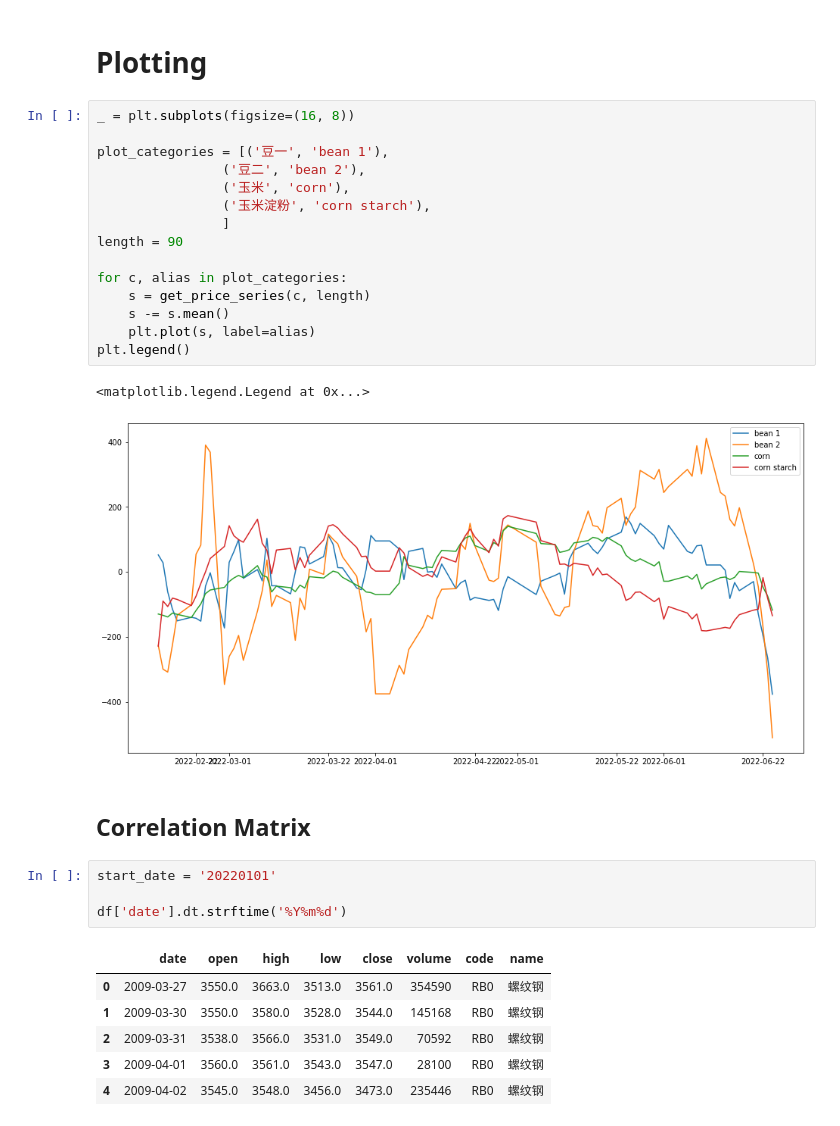
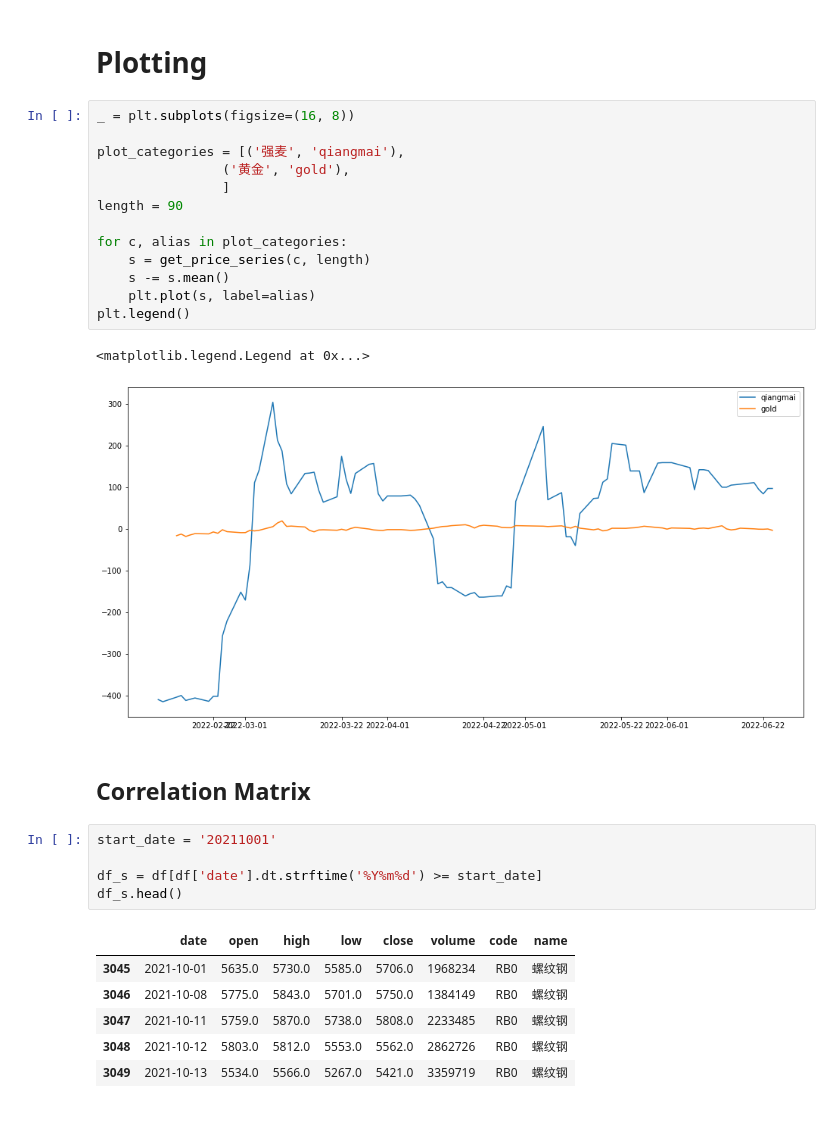
Before and after one commit to MaxwellLZH/quant-tutorial, a Jupyter notebook: src/notebook/品种相关性_EDA.ipynb, the cells around one changed output. Cells and saved outputs as stored; diff of their text form.

```diff
--- a/src/notebook/品种相关性_EDA.ipynb
+++ b/src/notebook/品种相关性_EDA.ipynb
@@ -42,31 +42,30 @@ Name: close, Length: 90, dtype: float64
 # %%
 _ = plt.subplots(figsize=(16, 8))
 
-plot_categories = [('豆一', 'bean 1'),
-                ('豆二', 'bean 2'),
-                ('玉米', 'corn'),
-                ('玉米淀粉', 'corn starch'),
+plot_categories = [('强麦', 'qiangmai'),
+                ('黄金', 'gold'),
                 ]
 length = 90
 
 for c, alias in plot_categories:
     s = get_price_series(c, length)
     s -= s.mean()
     plt.plot(s, label=alias)
 plt.legend()
 # %% [output]
 <matplotlib.legend.Legend at 0x...>
-[figure, old version]
+[figure, new version]
 # %% [markdown]
 ## Correlation Matrix
 # %%
-start_date = '20220101'
+start_date = '20211001'
 
-df['date'].dt.strftime('%Y%m%d')
+df_s = df[df['date'].dt.strftime('%Y%m%d') >= start_date]
+df_s.head()
 # %% [output]
 |  | date | open | high | low | close | volume | code | name |
-| 0 | 2009-03-27 | 3550.0 | 3663.0 | 3513.0 | 3561.0 | 354590 | RB0 | 螺纹钢 |
-| 1 | 2009-03-30 | 3550.0 | 3580.0 | 3528.0 | 3544.0 | 145168 | RB0 | 螺纹钢 |
-| 2 | 2009-03-31 | 3538.0 | 3566.0 | 3531.0 | 3549.0 | 70592 | RB0 | 螺纹钢 |
-| 3 | 2009-04-01 | 3560.0 | 3561.0 | 3543.0 | 3547.0 | 28100 | RB0 | 螺纹钢 |
-| 4 | 2009-04-02 | 3545.0 | 3548.0 | 3456.0 | 3473.0 | 235446 | RB0 | 螺纹钢 |
+| 3045 | 2021-10-01 | 5635.0 | 5730.0 | 5585.0 | 5706.0 | 1968234 | RB0 | 螺纹钢 |
+| 3046 | 2021-10-08 | 5775.0 | 5843.0 | 5701.0 | 5750.0 | 1384149 | RB0 | 螺纹钢 |
+| 3047 | 2021-10-11 | 5759.0 | 5870.0 | 5738.0 | 5808.0 | 2233485 | RB0 | 螺纹钢 |
+| 3048 | 2021-10-12 | 5803.0 | 5812.0 | 5553.0 | 5562.0 | 2862726 | RB0 | 螺纹钢 |
+| 3049 | 2021-10-13 | 5534.0 | 5566.0 | 5267.0 | 5421.0 | 3359719 | RB0 | 螺纹钢 |
```
Also changed, not shown: parts of 2 cells of this notebook.
